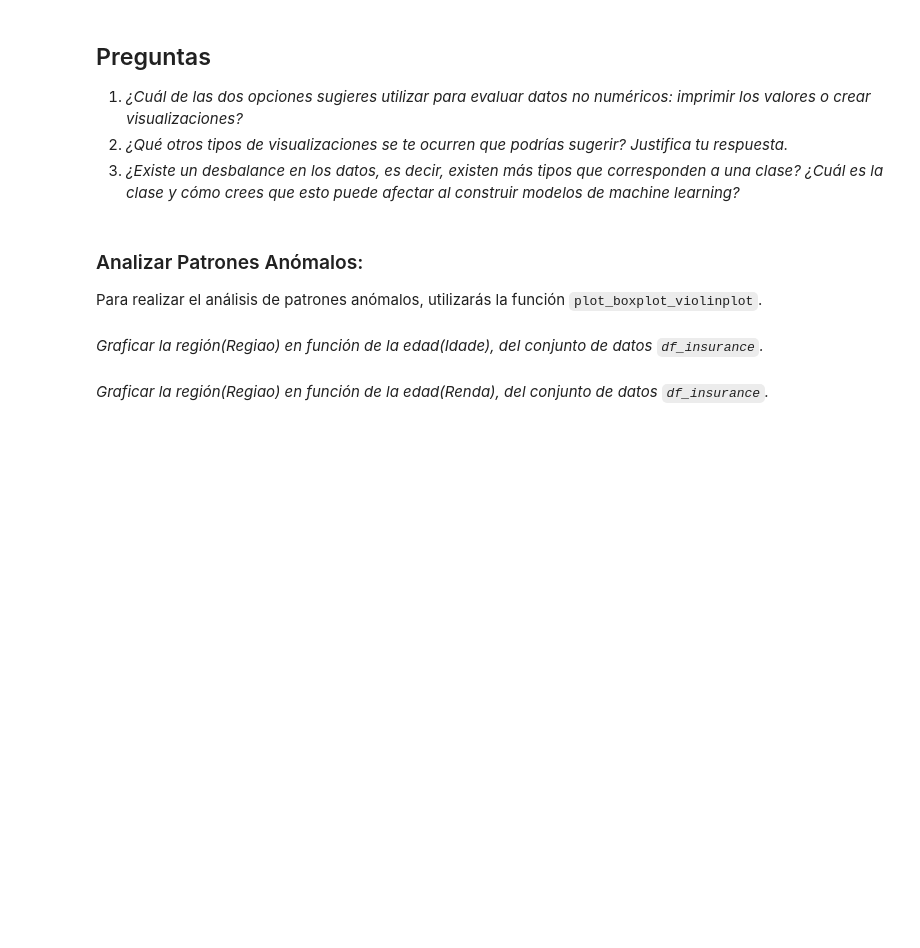
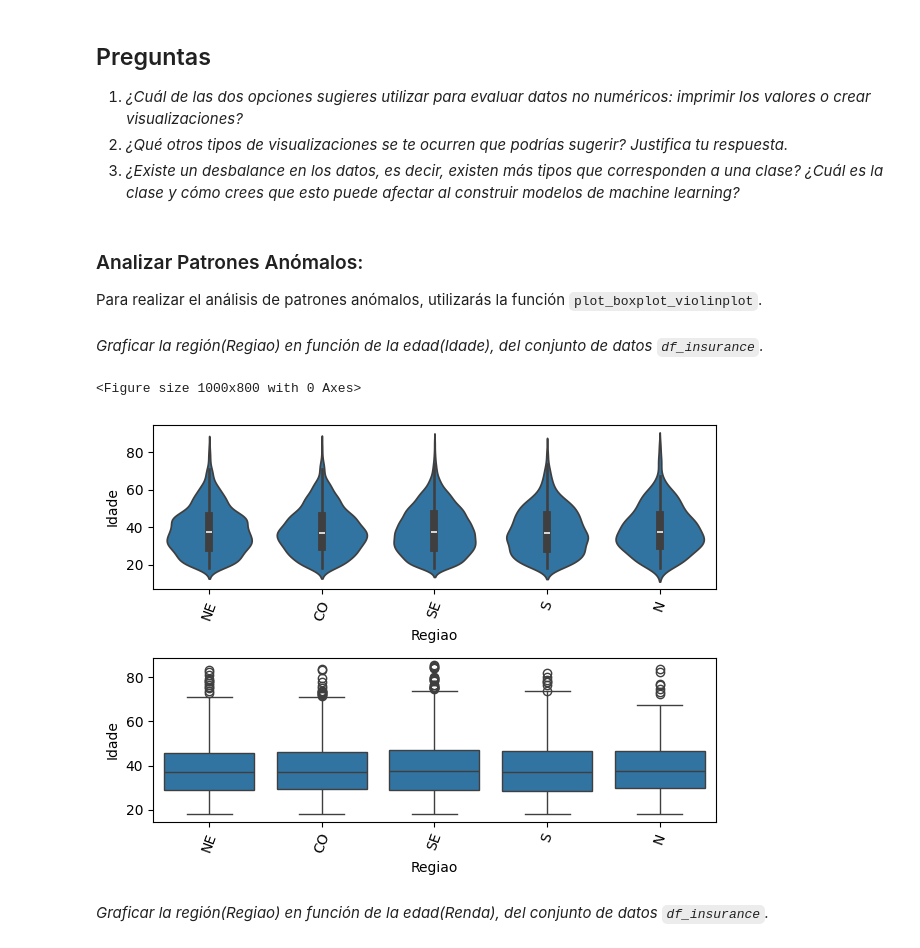
Before and after one commit to ma-carrasco/python-b2-proyecto-final-miguelangel-carrascohernandez, a Jupyter notebook: python-b2-proyecto-final-miguelangel-carrascohernandez.ipynb, the cells around one changed output. Saved outputs shown, nothing was run; the diff lists cells and outputs as text; code cells hidden in the pictures; blank space fills up the shorter version.

```diff
--- a/python-b2-proyecto-final-miguelangel-carrascohernandez.ipynb
+++ b/python-b2-proyecto-final-miguelangel-carrascohernandez.ipynb
@@ -848,2 +1223,44 @@ Para realizar el análisis de patrones anómalos, utilizarás la función `plot_
+# %%
+import matplotlib.pyplot as plt
+import seaborn as sns
+
+def plot_boxplot_violinplot(x, y, data_frame):
+    """
+    Plot both boxplot and violinplot for comparison.
+
+    Parameters:
+    x (str): The column name for the x-axis.
+    y (str): The column name for the y-axis.
+    data_frame (pandas.DataFrame): The DataFrame containing the data.
+
+    Returns:
+    None
+    """
+    # Set figure size
+    plt.figure(figsize=(10, 8))
+
+    # Create subplots
+    fig, axes = plt.subplots(2, 1)
+
+    # Rotate x-axis labels
+    for ax in axes:
+        ax.tick_params(axis='x', rotation=70)
+
+    # Plot violinplot
+    sns.violinplot(data=data_frame, x=x, y=y, ax=axes[0])
+
+    # Plot boxplot
+    sns.boxplot(data=data_frame, x=x, y=y, ax=axes[1])
+
+    # Adjust layout
+    plt.tight_layout()
+
+    # Show plots
+    plt.show()
+
+plot_boxplot_violinplot(x='Regiao', y='Idade', data_frame=df_insurance)
+# %% [output]
+<Figure size 1000x800 with 0 Axes>
+[figure, added]
 # %% [markdown]
  *Graficar la región(Regiao) en función de la edad(Renda), del conjunto de datos `df_insurance`.*
```
Also changed, not shown: parts of 39 cells of this notebook.
